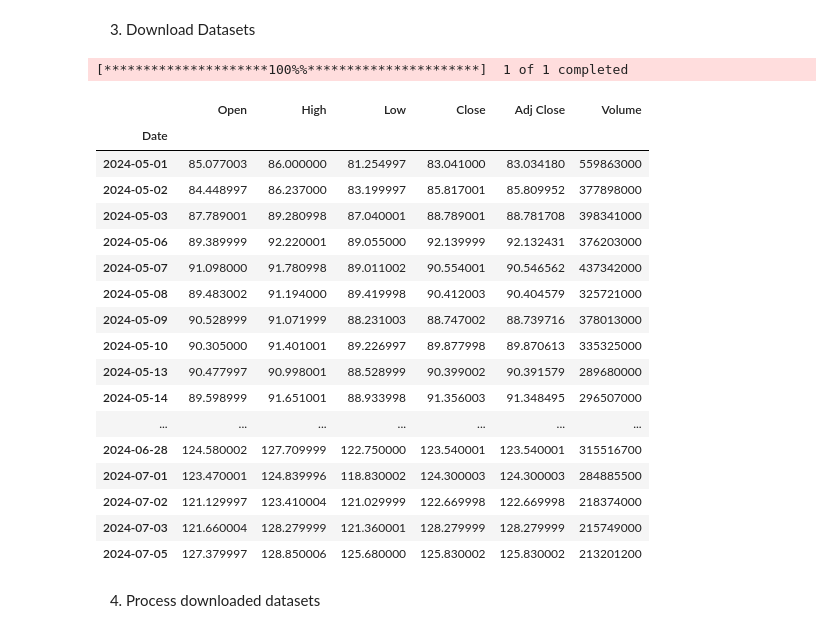
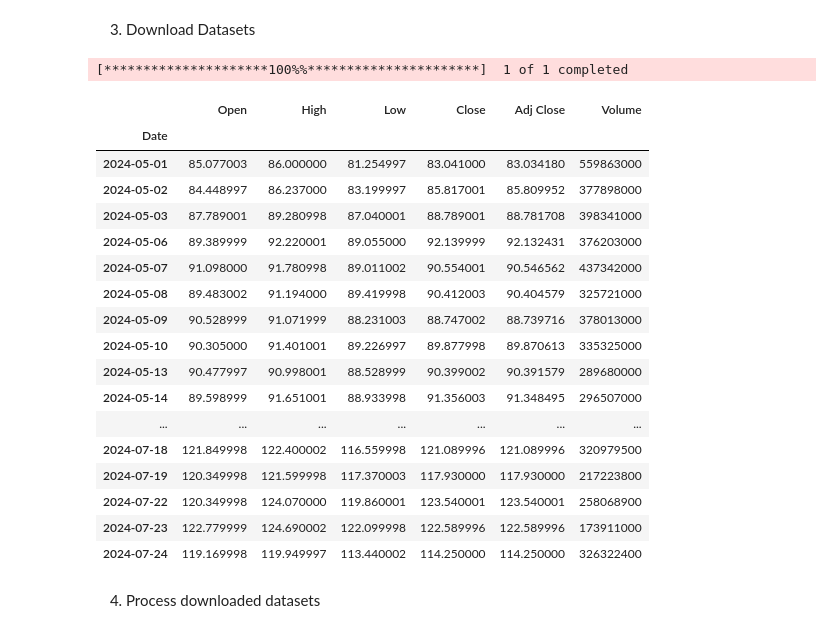
Before and after one commit to ctkqiang/StockAnalysis, a Jupyter notebook: Stock_analysis.ipynb, the cells around one changed output. Cells and saved outputs as stored; diff of their text form; code cells hidden in the pictures.

```diff
--- a/Stock_analysis.ipynb
+++ b/Stock_analysis.ipynb
@@ -116,31 +116,31 @@ display(df)
 # %%
 ticker = "NVDA" # Change this Accordingly
 
 download = False
 
-stock_data = yf.download(ticker, start="2024-05-01", end="2024-07-07")
+stock_data = yf.download(ticker, start="2024-05-01", end="2024-07-25")
 
 display(stock_data)
 # %% [output]
 [*********************100%%**********************]  1 of 1 completed
 |  | Open | High | Low | Close | Adj Close | Volume |
 | Date |  |  |  |  |  |  |
 | 2024-05-01 | 85.077003 | 86.000000 | 81.254997 | 83.041000 | 83.034180 | 559863000 |
 | 2024-05-02 | 84.448997 | 86.237000 | 83.199997 | 85.817001 | 85.809952 | 377898000 |
 | 2024-05-03 | 87.789001 | 89.280998 | 87.040001 | 88.789001 | 88.781708 | 398341000 |
 | 2024-05-06 | 89.389999 | 92.220001 | 89.055000 | 92.139999 | 92.132431 | 376203000 |
 | 2024-05-07 | 91.098000 | 91.780998 | 89.011002 | 90.554001 | 90.546562 | 437342000 |
 | 2024-05-08 | 89.483002 | 91.194000 | 89.419998 | 90.412003 | 90.404579 | 325721000 |
 | 2024-05-09 | 90.528999 | 91.071999 | 88.231003 | 88.747002 | 88.739716 | 378013000 |
 | 2024-05-10 | 90.305000 | 91.401001 | 89.226997 | 89.877998 | 89.870613 | 335325000 |
 | 2024-05-13 | 90.477997 | 90.998001 | 88.528999 | 90.399002 | 90.391579 | 289680000 |
 | 2024-05-14 | 89.598999 | 91.651001 | 88.933998 | 91.356003 | 91.348495 | 296507000 |
 | ... | ... | ... | ... | ... | ... | ... |
-| 2024-06-28 | 124.580002 | 127.709999 | 122.750000 | 123.540001 | 123.540001 | 315516700 |
-| 2024-07-01 | 123.470001 | 124.839996 | 118.830002 | 124.300003 | 124.300003 | 284885500 |
-| 2024-07-02 | 121.129997 | 123.410004 | 121.029999 | 122.669998 | 122.669998 | 218374000 |
-| 2024-07-03 | 121.660004 | 128.279999 | 121.360001 | 128.279999 | 128.279999 | 215749000 |
-| 2024-07-05 | 127.379997 | 128.850006 | 125.680000 | 125.830002 | 125.830002 | 213201200 |
+| 2024-07-18 | 121.849998 | 122.400002 | 116.559998 | 121.089996 | 121.089996 | 320979500 |
+| 2024-07-19 | 120.349998 | 121.599998 | 117.370003 | 117.930000 | 117.930000 | 217223800 |
+| 2024-07-22 | 120.349998 | 124.070000 | 119.860001 | 123.540001 | 123.540001 | 258068900 |
+| 2024-07-23 | 122.779999 | 124.690002 | 122.099998 | 122.589996 | 122.589996 | 173911000 |
+| 2024-07-24 | 119.169998 | 119.949997 | 113.440002 | 114.250000 | 114.250000 | 326322400 |
 # %% [markdown]
 4. Process downloaded datasets
 # %%
```
Also changed, not shown: parts of 7 cells of this notebook.
